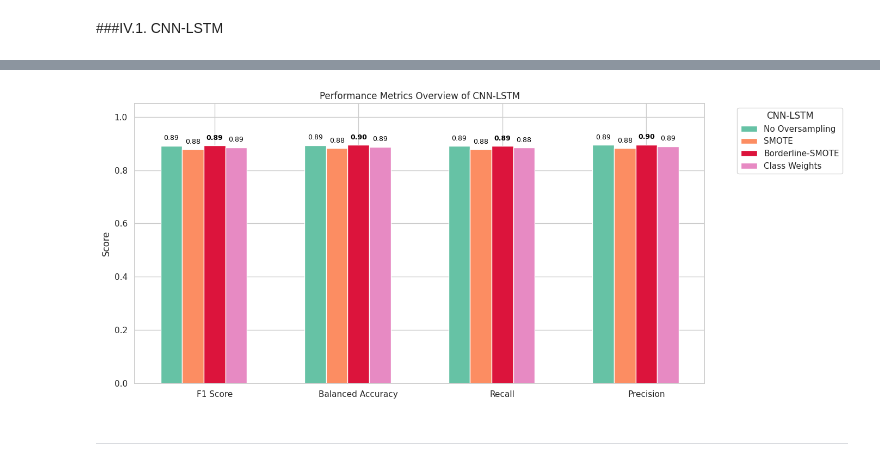
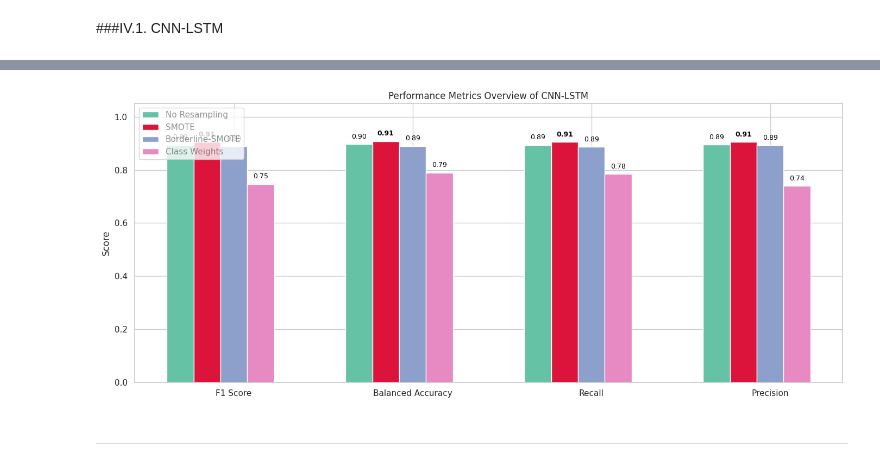
Before and after one commit to etoMvom/masterThesis, a Jupyter notebook: code/multi-class/notebooks/Multi_Class_Resampling_Techniques.ipynb, the cells around one changed output, grey strips where cells are left out. Cells and saved outputs as stored; diff of their text form; code cells hidden in the pictures.

```diff
--- a/code/multi-class/notebooks/Multi_Class_Resampling_Techniques.ipynb
+++ b/code/multi-class/notebooks/Multi_Class_Resampling_Techniques.ipynb
@@ -5537,7 +5536,7 @@ def get_last_saved_metrics(metrics, saved_once):
             "precision": metrics["test_precisions"][-1]
         }
 # %%
-def train_model(model, train_loader, test_loader, optimizer, criterion, num_epochs, model_name, technique_name, loss_gap_ratio=1.25, ax_accuracy_gap=10, device="cpu"):
+def train_model(model, train_loader, test_loader, optimizer, criterion, num_epochs, model_name, technique_name, loss_gap_ratio=1.25, ax_accuracy_gap=6, device="cpu"):
     f1_scores = []
     balanced_accuracies = []
     recalls = []
@@ -5599,6 +5598,9 @@ def train_model(model, train_loader, test_loader, optimizer, criterion, num_epoc
     suffix = "early_stopped" if early_stopped else "final_best_model"
     torch.save(best_model_wts, f"{model_name}_{technique_name}_{suffix}.pth")
 
+    # Determine which epoch's metrics to use: early stop point or best saved
+    final_epoch_index = len(f1_scores) - 1 if early_stopped else saved_epoch
+
     model_metrics[model_name] = {
         "f1_scores": f1_scores,
         "balanced_accuracies": balanced_accuracies,
@@ -5606,7 +5608,8 @@ def train_model(model, train_loader, test_loader, optimizer, criterion, num_epoc
         "accuracies": accuracies,
         "precisions": precisions,
         "saved_epoch": saved_epoch,
-        "saved_once": early_stopped
+        "final_epoch_index": final_epoch_index,
+        "early_stopped": early_stopped
     }
 
     return model_metrics
@@ -5625,7 +5628,7 @@ def plot_comparison_histograms(metrics_dict, technique_names, model_family_name=
     }
 
     for model_name, metrics in metrics_dict.items():
-        epoch = metrics.get("saved_epoch", -1)
+        epoch = metrics.get("final_epoch_index", -1)
         summary_metrics["Model"].append(model_name)
         summary_metrics["F1 Score"].append(metrics["f1_scores"][epoch])
         summary_metrics["Balanced Accuracy"].append(metrics["balanced_accuracies"][epoch])
@@ -5674,34 +5677,40 @@ def plot_comparison_histograms(metrics_dict, technique_names, model_family_name=
 
     handles, labels = ax.get_legend_handles_labels()
     by_label = dict(zip(labels, handles))
-    ax.legend(by_label.values(), by_label.keys(), title=model_family_name, bbox_to_anchor=(1.05, 1), loc="upper left")
+    legend = ax.legend(by_label.values(), by_label.keys(), title=None, loc="upper left")
+    for text in legend.get_texts():
+        text.set_alpha(0.5)
 
     plt.tight_layout()
     plt.show()
 # %%
+# ------------------ Data Preparation ------------------
+# Combine train and validation tensors
 X_combined = torch.cat((X_train_tensor, X_val_tensor), dim=0)
 y_combined = torch.cat((y_train_tensor, y_val_tensor), dim=0)
 raw_text_combined = np.concatenate((X_train, X_val))
 
+# Convert to numpy for SMOTE
 X_combined_np = X_combined.cpu().numpy()
 y_combined_np = y_combined.cpu().numpy()
 
-train_dataset_no_oversampling = TextDataset(X_combined, y_combined, raw_text_data=raw_text_combined)
-train_loader_no_oversampling = DataLoader(train_dataset_no_oversampling, batch_size=batch_size, shuffle=True, collate_fn=custom_collate_fn)
+# No Resampling DataLoader
+train_dataset_no_resampling = TextDataset(X_combined, y_combined, raw_text_data=raw_text_combined)
+train_loader_no_resampling = DataLoader(train_dataset_no_resampling, batch_size=batch_size, shuffle=True, collate_fn=custom_collate_fn)
 
+# SMOTE
 smote = SMOTE(sampling_strategy='auto', random_state=42)
 X_resampled_np, y_resampled_np = smote.fit_resample(X_combined_np, y_combined_np)
-X_resampled_tensor = torch.tensor(X_resampled_np, dtype=torch.float).to(device)
+X_resampled_tensor = torch.tensor(X_resampled_np, dtype=torch.float32).to(device)
 y_resampled_tensor = torch.tensor(y_resampled_np, dtype=torch.long).to(device)
-
 train_dataset_smote = TextDataset(X_resampled_tensor, y_resampled_tensor, raw_text_data=raw_text_combined)
 train_loader_smote = DataLoader(train_dataset_smote, batch_size=batch_size, shuffle=True, collate_fn=custom_collate_fn)
 
+# Borderline-SMOTE
 borderline_smote = BorderlineSMOTE(sampling_strategy='auto', random_state=42)
 X_resampled_borderline_np, y_resampled_borderline_np = borderline_smote.fit_resample(X_combined_np, y_combined_np)
-X_resampled_borderline_tensor = torch.tensor(X_resampled_borderline_np, dtype=torch.float).to(device)
+X_resampled_borderline_tensor = torch.tensor(X_resampled_borderline_np, dtype=torch.float32).to(device)
 y_resampled_borderline_tensor = torch.tensor(y_resampled_borderline_np, dtype=torch.long).to(device)
-
 train_dataset_borderline_smote = TextDataset(X_resampled_borderline_tensor, y_resampled_borderline_tensor, raw_text_data=raw_text_combined)
 train_loader_borderline_smote = DataLoader(train_dataset_borderline_smote, batch_size=batch_size, shuffle=True, collate_fn=custom_collate_fn)
 # %% [markdown]
@@ -5827,9 +5785,14 @@ Finishing previous runs because reinit is set to 'default'.
 Run history:
 ... (36 outputs left out)
 # %%
-plot_comparison_histograms(metrics_dict, technique_names=["No Oversampling", "SMOTE", "Borderline-SMOTE", "Class Weights"],model_family_name="CNN-LSTM", title=None)
+plot_comparison_histograms(
+    metrics_dict,
+    technique_names=["No Resampling", "SMOTE", "Borderline-SMOTE", "Class Weights"],
+    model_family_name="CNN-LSTM",
+    title=None
+)
 # %% [output]
-[figure, old version]
+[figure, new version]
 # %% [markdown]
 ---
 # %% [markdown]
```
Also changed, not shown: parts of 7 cells of this notebook, 1 other file.
